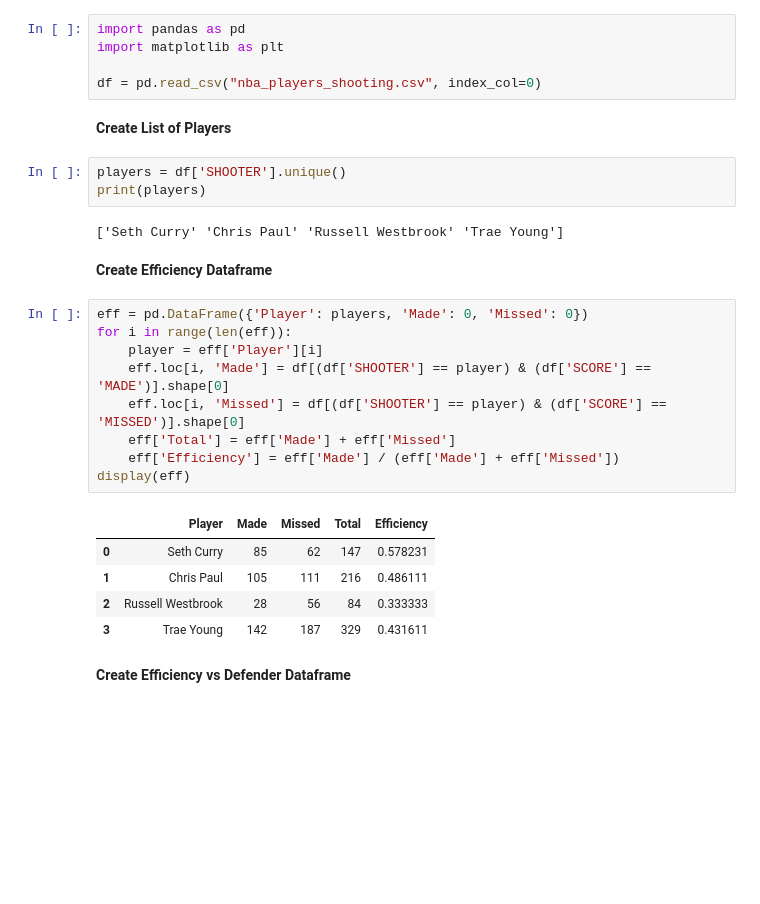
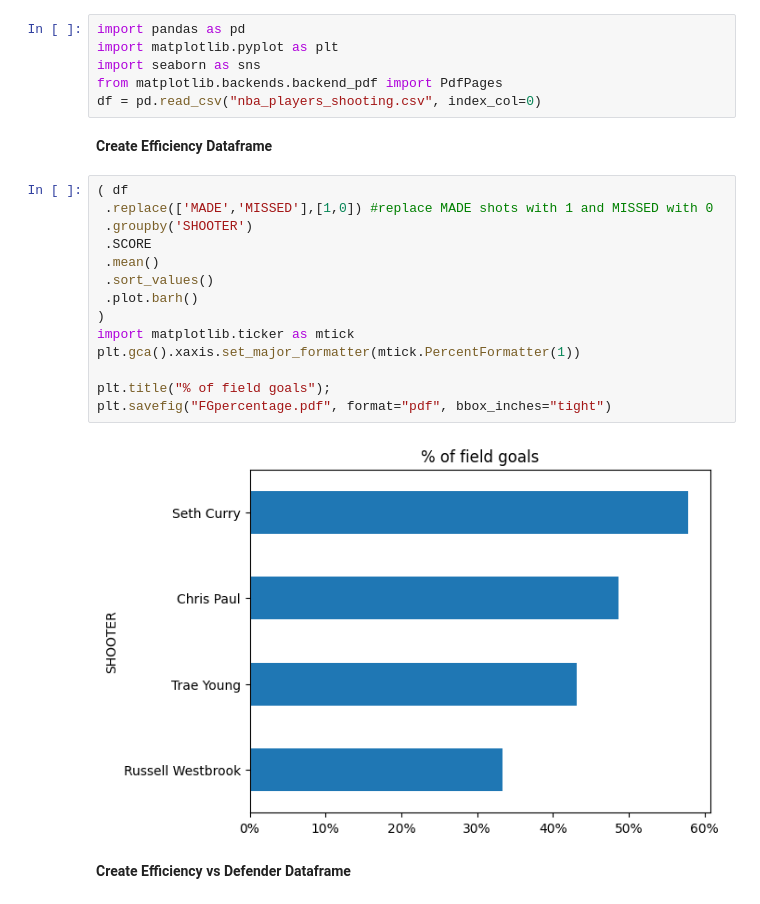
Before and after one commit to kgarcia1998/Data_Analysis, a Jupyter notebook: NBA Shooting/NBA Shooting.ipynb, the cells around one changed output. Drawn from its saved outputs; the diff is of its cells as text; blank space fills up the shorter version.

Commit message:
NBA Shooting table/shots

```diff
--- a/NBA Shooting/NBA Shooting.ipynb
+++ b/NBA Shooting/NBA Shooting.ipynb
@@ -1,31 +1,26 @@
 # %%
 import pandas as pd
-import matplotlib as plt
-
+import matplotlib.pyplot as plt
+import seaborn as sns
+from matplotlib.backends.backend_pdf import PdfPages
 df = pd.read_csv("nba_players_shooting.csv", index_col=0)
-# %% [markdown]
-**Create List of Players**
-# %%
-players = df['SHOOTER'].unique()
-print(players)
-# %% [output]
-['Seth Curry' 'Chris Paul' 'Russell Westbrook' 'Trae Young']
 # %% [markdown]
 **Create Efficiency Dataframe**
-# %%
-eff = pd.DataFrame({'Player': players, 'Made': 0, 'Missed': 0})
-for i in range(len(eff)):
-    player = eff['Player'][i]
-    eff.loc[i, 'Made'] = df[(df['SHOOTER'] == player) & (df['SCORE'] == 'MADE')].shape[0]
-    eff.loc[i, 'Missed'] = df[(df['SHOOTER'] == player) & (df['SCORE'] == 'MISSED')].shape[0]
-    eff['Total'] = eff['Made'] + eff['Missed']
-    eff['Efficiency'] = eff['Made'] / (eff['Made'] + eff['Missed'])
-display(eff)
-# %% [output]
-|  | Player | Made | Missed | Total | Efficiency |
-| 0 | Seth Curry | 85 | 62 | 147 | 0.578231 |
-| 1 | Chris Paul | 105 | 111 | 216 | 0.486111 |
-| 2 | Russell Westbrook | 28 | 56 | 84 | 0.333333 |
-| 3 | Trae Young | 142 | 187 | 329 | 0.431611 |
+# %%
+( df
+ .replace(['MADE','MISSED'],[1,0]) #replace MADE shots with 1 and MISSED with 0
+ .groupby('SHOOTER')
+ .SCORE
+ .mean()
+ .sort_values()
+ .plot.barh()
+)
+import matplotlib.ticker as mtick
+plt.gca().xaxis.set_major_formatter(mtick.PercentFormatter(1))
+
+plt.title("% of field goals");
+plt.savefig("FGpercentage.pdf", format="pdf", bbox_inches="tight")
+# %% [output]
+[figure, added]
 # %% [markdown]
 **Create Efficiency vs Defender Dataframe**
```
Also changed, not shown: parts of 5 cells of this notebook, 7 other files.
